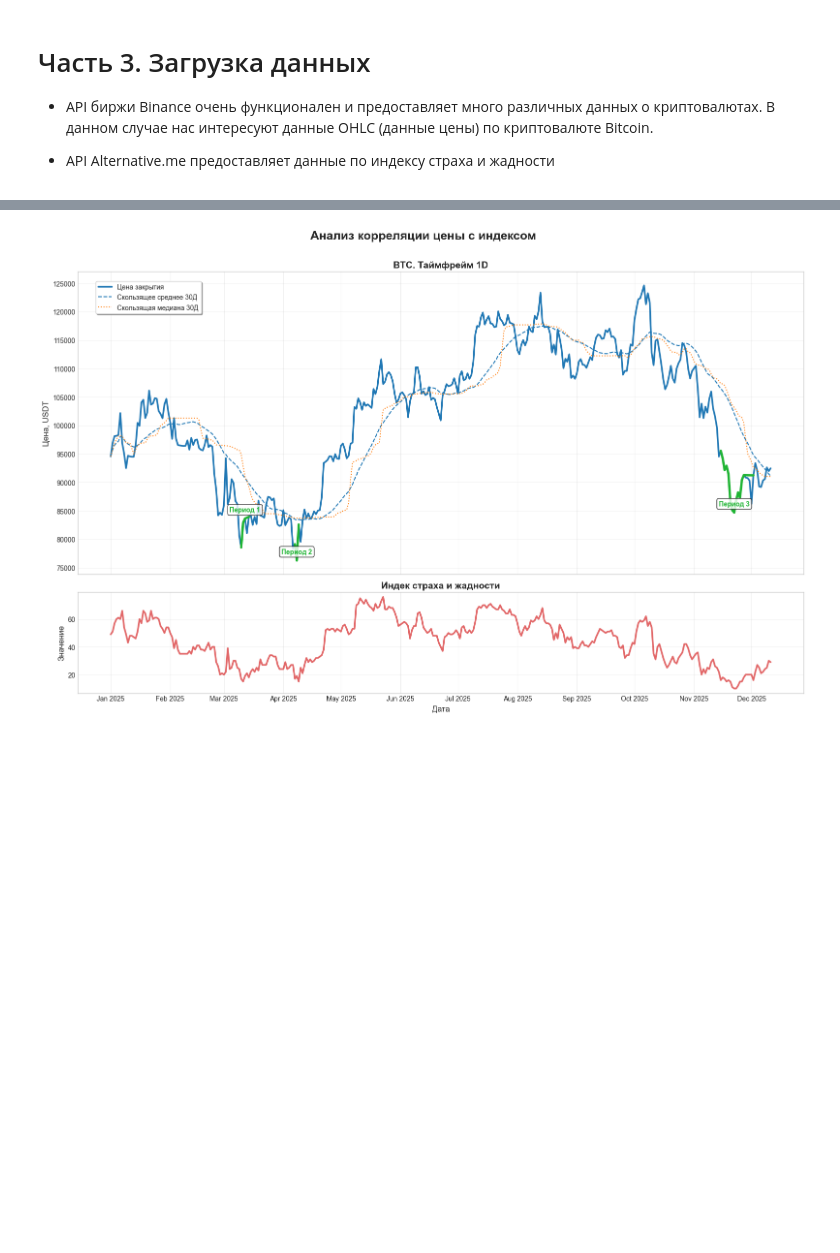
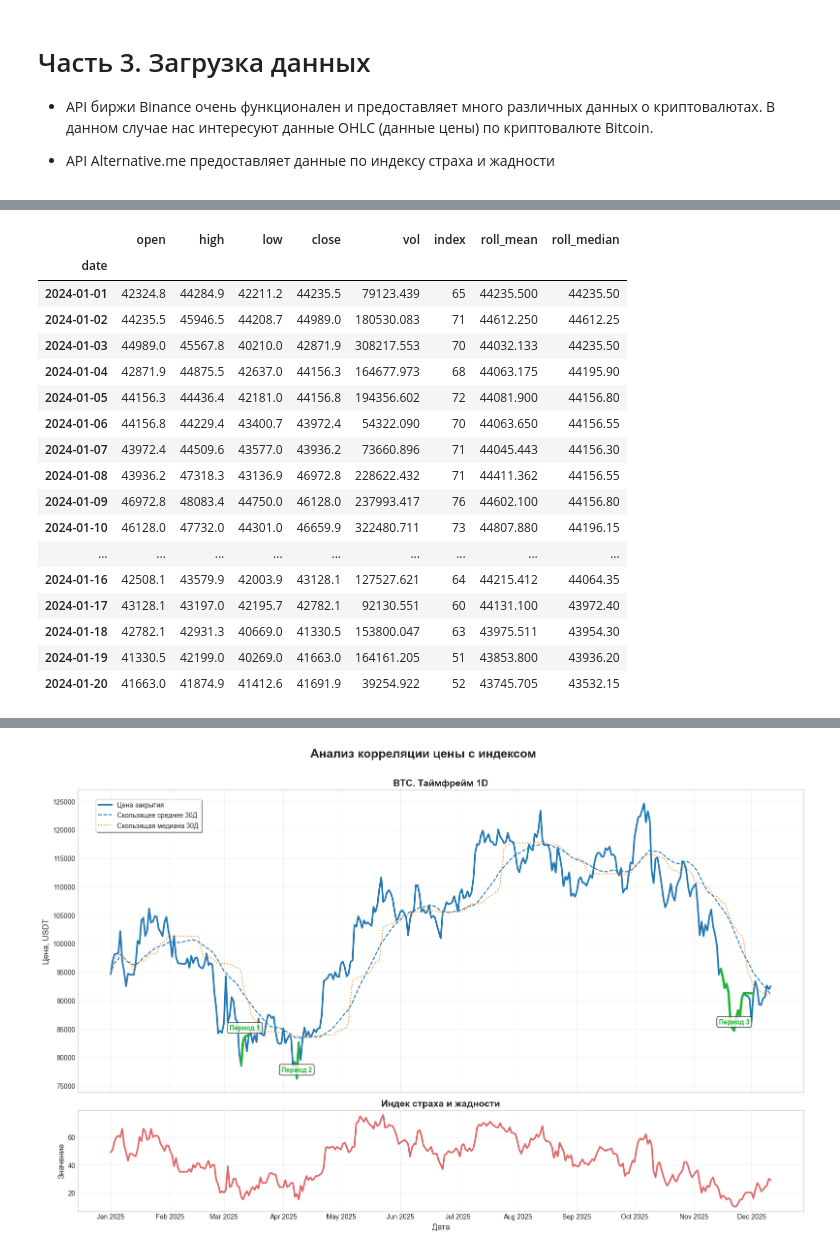
Before and after one commit to Sokolov57/BTC_Fear_Greed_Analysis, a Jupyter notebook: test_api.ipynb, the cells around one changed output, grey strips where cells are left out. Drawn from its saved outputs; the diff is of its cells as text; code cells hidden in the pictures; blank space fills up the shorter version.

```diff
--- a/test_api.ipynb
+++ b/test_api.ipynb
@@ -200,0 +174,84 @@ period 1:
+# %%
+# Предварительная обработка данных
+def transform_data(price_data: list, index_data: list):
+    '''
+    Преобразует и объединяет данные о ценах актива и индексные данные в структурированный DataFrame
+    Параметры:
+    - price_data: List
+        Массив данных цены актива
+    - index_data: List
+        Массив данных по индексу
+    '''
+    df = pd.DataFrame(price_data, columns=['date', 'open', 'high', 'low', 'close', 'vol', 'turnover'])
+    df = df.iloc[:, :6]
+    df.set_index('date', inplace=True)
+    df.index = pd.to_datetime(df.index, unit='ms')
+    df = df.astype('float')
+
+    df2 = pd.DataFrame({
+        'date': [i['timestamp'] for i in index_data],
+        'index': [i['value'] for i in index_data]
+    })
+    df2.set_index('date', inplace=True)
+    df2.index = pd.to_datetime(df2.index, unit='s')
+    df2 = df2.astype('int')
+
+    df3 = pd.concat([df, df2], axis=1, join='inner')
+    df3.sort_index(inplace=True)
+
+    # Добавим скользящую среднюю и скользящую медиану за 30Д
+    rolling = df3['close'].rolling(30, min_periods=1)
+    df3['roll_mean'] = rolling.mean().round(3)
+    df3['roll_median'] = rolling.median()
+
+    return df, df2, df3
+
+# В БЛОК ОЦЕНКИ ROI
+def find_periods(df: pd.DataFrame):
+    min_index = df.loc[df['index'] < 20].sort_index()
+    min_index['date_diff'] = min_index.index.diff().fillna(pd.Timedelta(days=0))
+
+    fragments = []
+    current_period = [min_index.iloc[0]]
+
+    for i in range(1, len(min_index)):
+        if min_index.iloc[i]['date_diff'] > pd.Timedelta(days=20):
+            fragments.append(pd.DataFrame(current_period))
+            current_period = [min_index.iloc[i]]
+        else:
+            current_period.append(min_index.iloc[i])
+    fragments.append(pd.DataFrame(current_period))
+
+    return fragments
+
+periods = find_periods(total_2025)
+# for i, period in enumerate(periods):
+#     print(f'period {i + 1}:')
+#     print(period)
+
+# В БЛОК ОЦЕНКИ ROI
+
+
+price, index, total_2025 = transform_data(data_2025, index_2025)
+price, index, total_2024 = transform_data(data_2024, index_2024)
+
+total_2024.head(20)
+# %% [output]
+|  | open | high | low | close | vol | index | roll_mean | roll_median |
+| date |  |  |  |  |  |  |  |  |
+| 2024-01-01 | 42324.8 | 44284.9 | 42211.2 | 44235.5 | 79123.439 | 65 | 44235.500 | 44235.50 |
+| 2024-01-02 | 44235.5 | 45946.5 | 44208.7 | 44989.0 | 180530.083 | 71 | 44612.250 | 44612.25 |
+| 2024-01-03 | 44989.0 | 45567.8 | 40210.0 | 42871.9 | 308217.553 | 70 | 44032.133 | 44235.50 |
+| 2024-01-04 | 42871.9 | 44875.5 | 42637.0 | 44156.3 | 164677.973 | 68 | 44063.175 | 44195.90 |
+| 2024-01-05 | 44156.3 | 44436.4 | 42181.0 | 44156.8 | 194356.602 | 72 | 44081.900 | 44156.80 |
+| 2024-01-06 | 44156.8 | 44229.4 | 43400.7 | 43972.4 | 54322.090 | 70 | 44063.650 | 44156.55 |
+| 2024-01-07 | 43972.4 | 44509.6 | 43577.0 | 43936.2 | 73660.896 | 71 | 44045.443 | 44156.30 |
+| 2024-01-08 | 43936.2 | 47318.3 | 43136.9 | 46972.8 | 228622.432 | 71 | 44411.362 | 44156.55 |
+| 2024-01-09 | 46972.8 | 48083.4 | 44750.0 | 46128.0 | 237993.417 | 76 | 44602.100 | 44156.80 |
+| 2024-01-10 | 46128.0 | 47732.0 | 44301.0 | 46659.9 | 322480.711 | 73 | 44807.880 | 44196.15 |
+| ... | ... | ... | ... | ... | ... | ... | ... | ... |
+| 2024-01-16 | 42508.1 | 43579.9 | 42003.9 | 43128.1 | 127527.621 | 64 | 44215.412 | 44064.35 |
+| 2024-01-17 | 43128.1 | 43197.0 | 42195.7 | 42782.1 | 92130.551 | 60 | 44131.100 | 43972.40 |
+| 2024-01-18 | 42782.1 | 42931.3 | 40669.0 | 41330.5 | 153800.047 | 63 | 43975.511 | 43954.30 |
+| 2024-01-19 | 41330.5 | 42199.0 | 40269.0 | 41663.0 | 164161.205 | 51 | 43853.800 | 43936.20 |
+| 2024-01-20 | 41663.0 | 41874.9 | 41412.6 | 41691.9 | 39254.922 | 52 | 43745.705 | 43532.15 |
```
Also changed, not shown: parts of 12 cells of this notebook.
